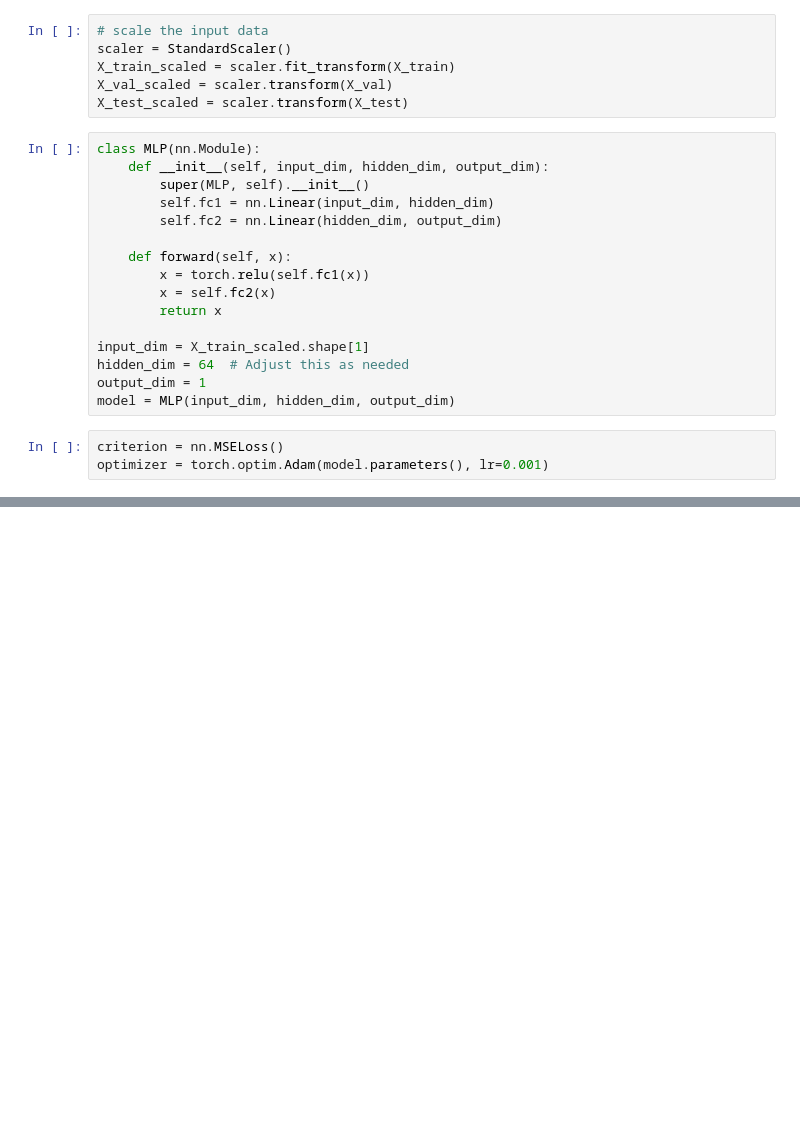
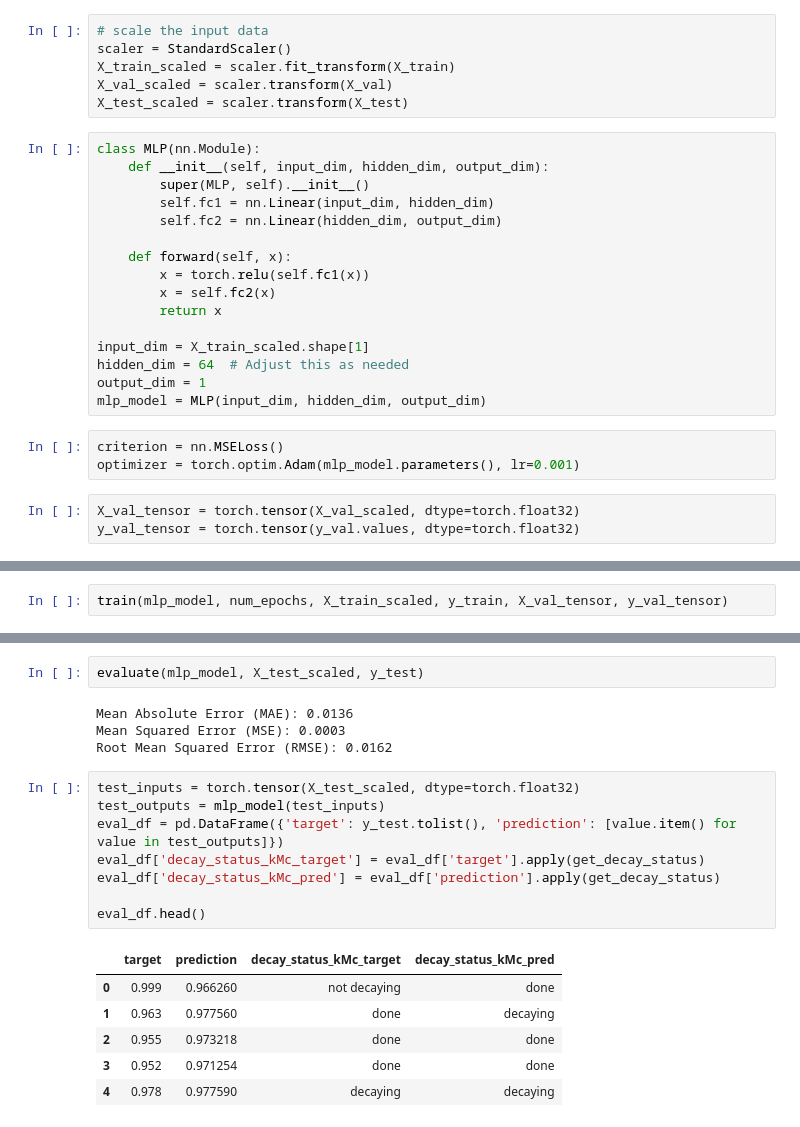
Before and after one commit to lucajanas/dl-predictive-maintenance, a Jupyter notebook: mlp.ipynb, the cells around one changed output, grey strips where cells are left out. Saved outputs shown, nothing was run; the diff lists cells and outputs as text; blank space fills up the shorter version.

```diff
--- a/mlp.ipynb
+++ b/mlp.ipynb
@@ -73,8 +171,11 @@ class MLP(nn.Module):
 input_dim = X_train_scaled.shape[1]
 hidden_dim = 64  # Adjust this as needed
 output_dim = 1
-model = MLP(input_dim, hidden_dim, output_dim)
+mlp_model = MLP(input_dim, hidden_dim, output_dim)
 # %%
 criterion = nn.MSELoss()
-optimizer = torch.optim.Adam(model.parameters(), lr=0.001)
+optimizer = torch.optim.Adam(mlp_model.parameters(), lr=0.001)
+# %%
+X_val_tensor = torch.tensor(X_val_scaled, dtype=torch.float32)
+y_val_tensor = torch.tensor(y_val.values, dtype=torch.float32)
 # %%
@@ -105,0 +220,2 @@ Epoch [1000/1000], Loss: 0.0004
+# %%
+train(mlp_model, num_epochs, X_train_scaled, y_train, X_val_tensor, y_val_tensor)
@@ -117,0 +250,21 @@ Root Mean Squared Error (RMSE): 0.0204
+# %%
+evaluate(mlp_model, X_test_scaled, y_test)
+# %% [output]
+Mean Absolute Error (MAE): 0.0136
+Mean Squared Error (MSE): 0.0003
+Root Mean Squared Error (RMSE): 0.0162
+# %%
+test_inputs = torch.tensor(X_test_scaled, dtype=torch.float32)
+test_outputs = mlp_model(test_inputs)
+eval_df = pd.DataFrame({'target': y_test.tolist(), 'prediction': [value.item() for value in test_outputs]})
+eval_df['decay_status_kMc_target'] = eval_df['target'].apply(get_decay_status)
+eval_df['decay_status_kMc_pred'] = eval_df['prediction'].apply(get_decay_status)
+
+eval_df.head()
+# %% [output]
+|  | target | prediction | decay_status_kMc_target | decay_status_kMc_pred |
+| 0 | 0.999 | 0.966260 | not decaying | done |
+| 1 | 0.963 | 0.977560 | done | decaying |
+| 2 | 0.955 | 0.973218 | done | done |
+| 3 | 0.952 | 0.971254 | done | done |
+| 4 | 0.978 | 0.977590 | decaying | decaying |
```
Also changed, not shown: parts of 13 cells of this notebook.
